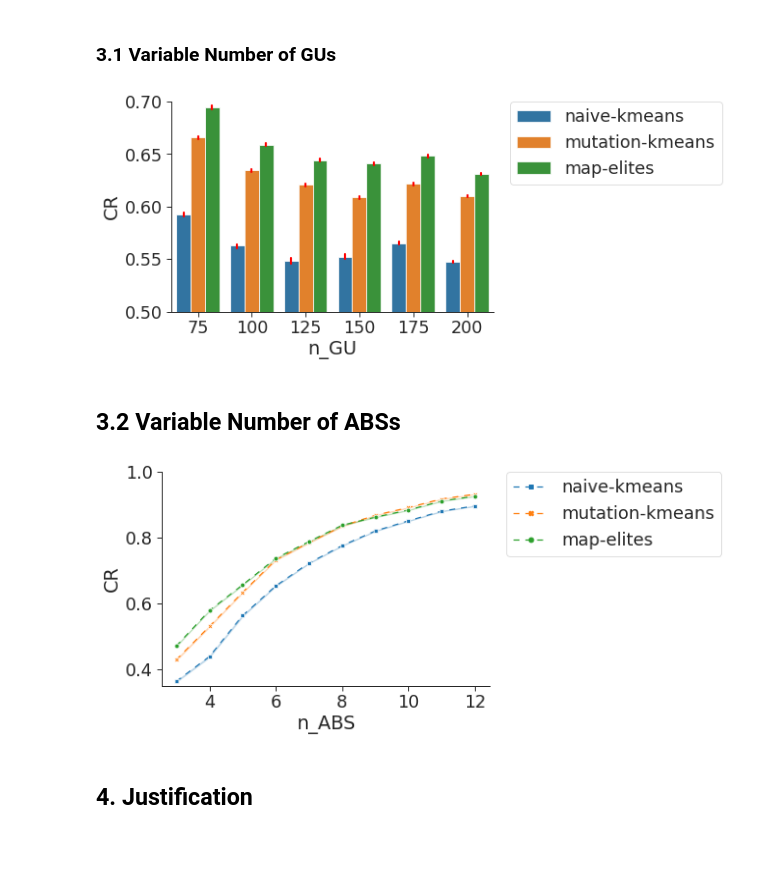
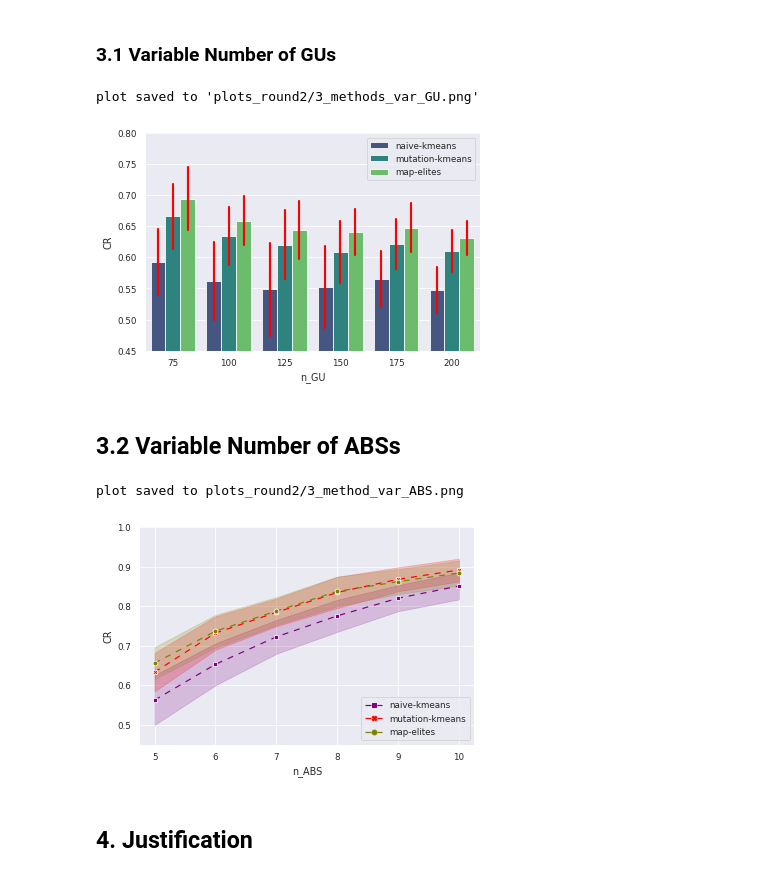
Before and after one commit to HAXRD/1120, a Jupyter notebook: plots.ipynb, the cells around one changed output. Drawn from its saved outputs; the diff is of its cells as text; code cells hidden in the pictures; blank space fills up the shorter version.

```diff
--- a/plots.ipynb
+++ b/plots.ipynb
@@ -9,8 +9,8 @@ import pickle
 from glob import glob
 from pathlib import Path
 
-sns.set_context("paper", font_scale=2)
-sns.set_style("ticks")
+sns.set_context("paper")
+sns.set_style("darkgrid")
 
 name_addon = "round2"
 
@@ -42,18 +45,21 @@ def barplot(x, y, data, hue, hue_order, ylim=None):
 # %%
-def lineplot(x, y, data, hue, hue_order, n_dashes, ylim=None):
+def lineplot(x, y, data, hue, hue_order, n_dashes, palette="viridis", ylim=None, fpath=None):
 
-    ci = 100
-    palette = None
+    ci = "sd"
     markers = True
     dashes = [(5, 5) for _ in range(n_dashes)]
     style = hue
     err_style="band"
+    fig = plt.figure(1)
 
     sns.lineplot(x=x, y=y, data=data, hue=hue, hue_order=hue_order, style=style,
                  ci=ci, palette=palette, markers=markers, dashes=dashes, err_style=err_style)
-    plt.legend(bbox_to_anchor=(1.05, 1), loc=2, borderaxespad=0.)
+    plt.legend(loc=4)
     plt.ylim(ylim)
     sns.despine(top=True, right=True)
+    if fpath is not None:
+        fig.savefig(fpath, bbox_inches="tight")
+        print(f"plot saved to {fpath}")
 # %%
 def df2csv(df, groups, selections, out_fpath):
     if selections is None:
@@ -135,9 +145,11 @@ df2csv(df_3_methods_var_GU,
 # plot
 barplot("n_GU", "CR", df_3_methods_var_GU,
         "Method", ["naive-kmeans", "mutation-kmeans", "map-elites"],
-        ylim=(0.5, 0.7))
+        ylim=(0.45, 0.8),
+        fpath=os.path.join(plot_dir, "3_methods_var_GU.png"))
 # %% [output]
+plot saved to 'plots_round2/3_methods_var_GU.png'
-[figure, old version]
+[figure, new version]
 # %%
 fpaths_3_emulator_var_GU = sorted(glob(os.path.join("results_3_adaptive_to_variable_entities_var_GU", "*", "raw_emulator_metrics_*.csv")))
 assert len(fpaths_3_emulator_var_GU) == 6
@@ -152,16 +164,18 @@ df2csv(df_3_emulator_var_GU,
 ## 3.2 Variable Number of ABSs
 # %%
 fpaths_3_methods_var_ABS = sorted(glob(os.path.join("results_3_adaptive_to_variable_entities_var_ABS", "*", "*", "raw_CRs_*.csv")))
-assert len(fpaths_3_methods_var_ABS) == 10 * 3
+assert len(fpaths_3_methods_var_ABS) == 6 * 3
 
 # aggregate csv data into 1 dataframe
 df_3_methods_var_ABS = aggregate2df(fpaths_3_methods_var_ABS)
 # store the dataframe into csv file
 df2csv(df_3_methods_var_ABS,
        ["n_ABS", "Method"], ["CR"], os.path.join(plot_dir, "3_methods_var_ABS.csv"))
 # plot
 lineplot("n_ABS", "CR", df_3_methods_var_ABS,
          "Method", ["naive-kmeans", "mutation-kmeans", "map-elites"], 3,
-         ylim=(0.35, 1.))
+         ylim=(0.45, 1.), palette="brg",
+         fpath=os.path.join(plot_dir, "3_method_var_ABS.png"))
 # %% [output]
+plot saved to plots_round2/3_method_var_ABS.png
-[figure, old version]
+[figure, new version]
```
Also changed, not shown: parts of 13 cells of this notebook, 14 other files.
